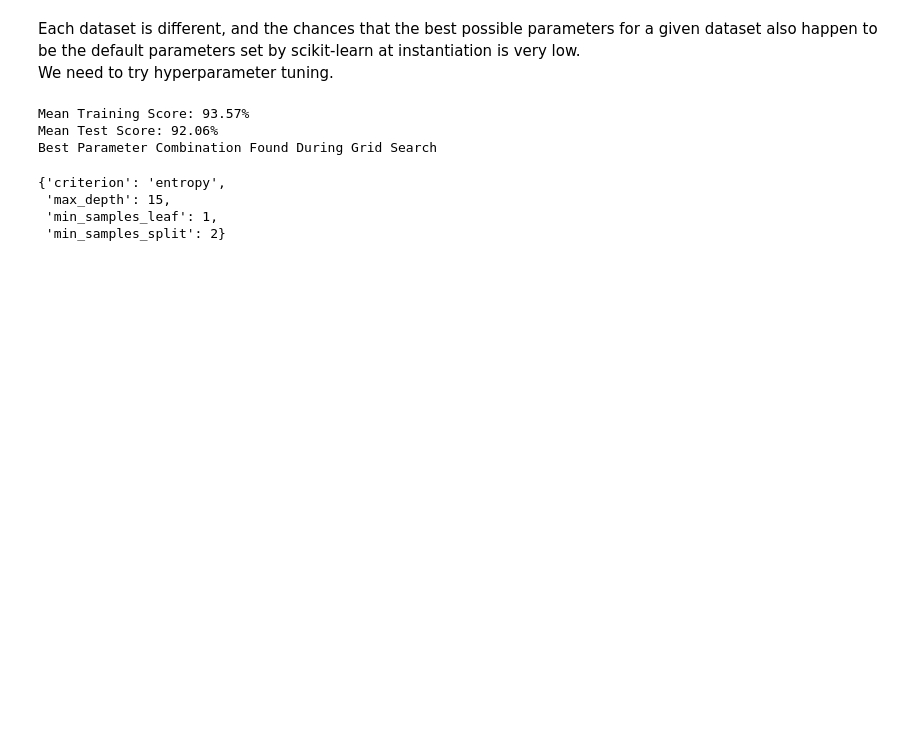
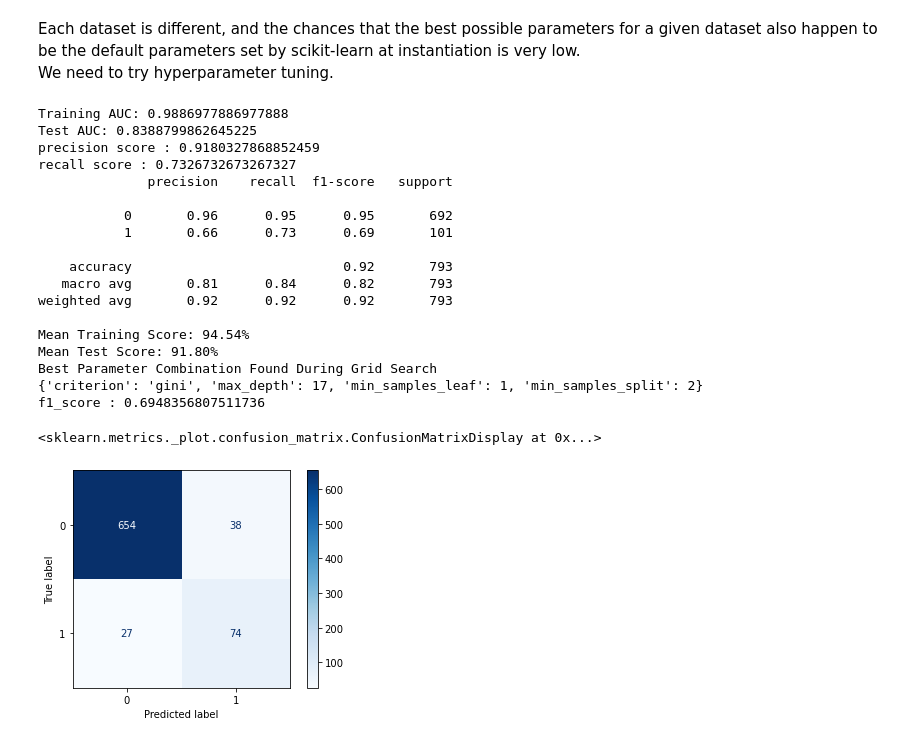
Before and after one commit to esipil/syriatel-customer-churn, a Jupyter notebook: index.ipynb, the cells around one changed output. Cells and saved outputs as stored; diff of their text form; code cells hidden in the pictures; blank space fills up the shorter version.

Commit message:
updared EDA and GRID search

```diff
--- a/index.ipynb
+++ b/index.ipynb
@@ -495,7 +519,7 @@ We need to try hyperparameter tuning.
 # create the search grid
 dt_param_grid = {
     "criterion" : ["gini", "entropy"],
-    "max_depth" : [13, 14,15,16, 17 ],
+    "max_depth" : [14,15,16,17,18],
     "min_samples_split" : [2,5,10],
     "min_samples_leaf" : [1,2,3,4,5]
 }
@@ -504,19 +528,43 @@ grid_search = GridSearchCV(randomforest, dt_param_grid, cv=3, return_train_score
 grid_search_model = grid_search.fit(X_train_scaled, y_resampled_train)
 # %%
 dt_gs_training_score = np.mean(grid_search.cv_results_["mean_train_score"])
-
+test_pred = grid_search_model.predict(X_test_scaled)
+train_pred = grid_search_model.predict(X_train_scaled)
 # Mean test score
+train_fpr, train_tpr , train_thresholds = roc_curve(y_resampled_train, train_pred)
+test_fpr, test_tpr, test_thresholds = roc_curve(y_test, test_pred)
 dt_gs_testing_score = grid_search_model.score(X_test_scaled, y_test)
-
+print(f"Training AUC: {auc(train_fpr, train_tpr)}")
+print(f"Test AUC: {auc(test_fpr, test_tpr)}")
+print(f"precision score : {accuracy_score(y_test, test_pred)}")
+print(f"recall score : {recall_score(y_test, test_pred)}")
+print(classification_report(y_test, test_pred))
 print(f"Mean Training Score: {dt_gs_training_score :.2%}")
 print(f"Mean Test Score: {dt_gs_testing_score :.2%}")
 print(f"Best Parameter Combination Found During Grid Search")
-grid_search.best_params_
+print(grid_search.best_params_)
+print(f"f1_score : {f1_score(y_test, test_pred)}")
+cnf_matrix = confusion_matrix(y_test, test_pred)
+disp = ConfusionMatrixDisplay(confusion_matrix=cnf_matrix, display_labels=grid_search_model.classes_)
+disp.plot(cmap=plt.cm.Blues)
 # %% [output]
-Mean Training Score: 93.57%
-Mean Test Score: 92.06%
+Training AUC: 0.9886977886977888
+Test AUC: 0.8388799862645225
+precision score : 0.9180327868852459
+recall score : 0.7326732673267327
+              precision    recall  f1-score   support
+
+           0       0.96      0.95      0.95       692
+           1       0.66      0.73      0.69       101
+
+    accuracy                           0.92       793
+   macro avg       0.81      0.84      0.82       793
+weighted avg       0.92      0.92      0.92       793
+
+Mean Training Score: 94.54%
+Mean Test Score: 91.80%
 Best Parameter Combination Found During Grid Search
+{'criterion': 'gini', 'max_depth': 17, 'min_samples_leaf': 1, 'min_samples_split': 2}
+f1_score : 0.6948356807511736
-{'criterion': 'entropy',
- 'max_depth': 15,
- 'min_samples_leaf': 1,
- 'min_samples_split': 2}
+<sklearn.metrics._plot.confusion_matrix.ConfusionMatrixDisplay at 0x...>
+[figure, added]
```
Also changed, not shown: parts of 16 cells of this notebook, 1 other file.
